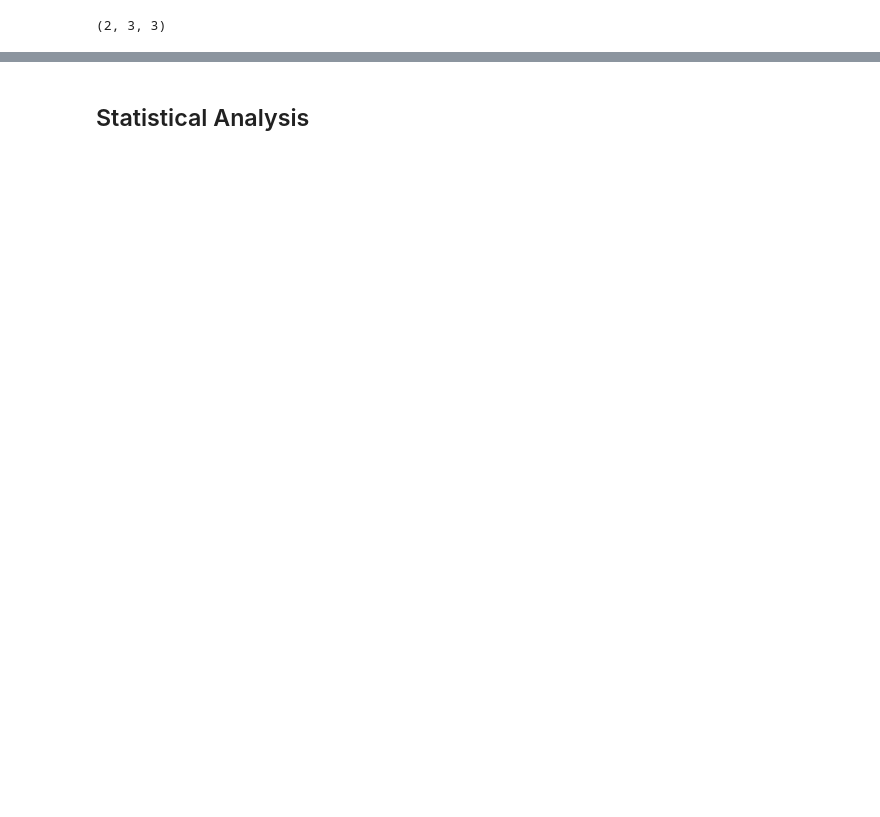
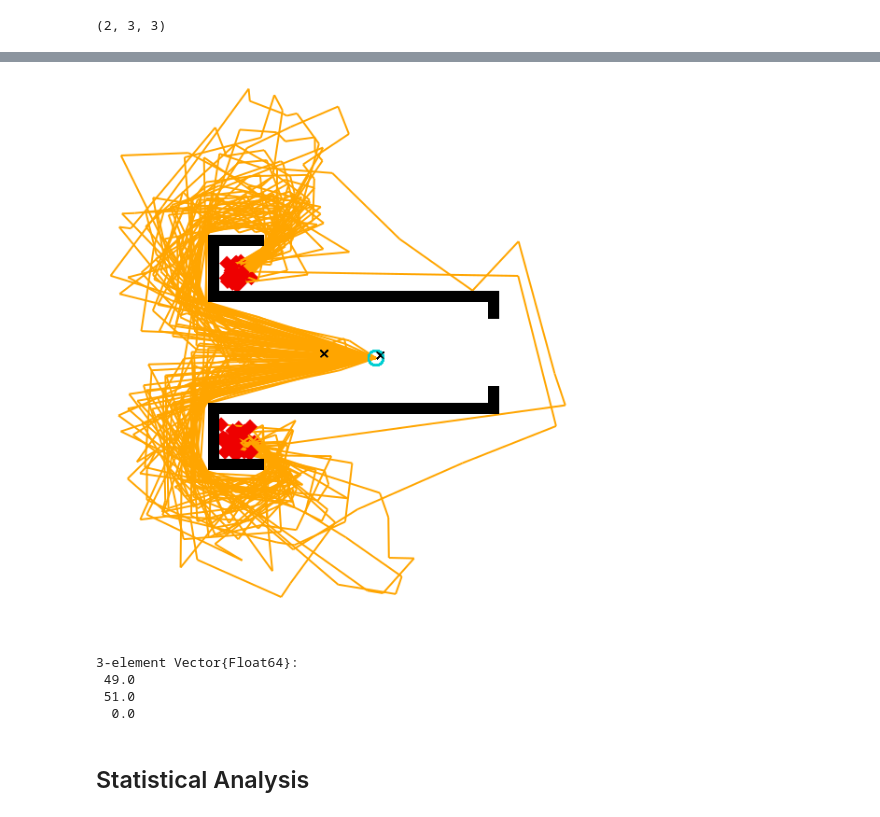
Before and after one commit to Entze/problang_rethink, a Jupyter notebook: src/Restaurant Agent.ipynb, the cells around one changed output, grey strips where cells are left out. Saved outputs shown, nothing was run; the diff lists cells and outputs as text; code cells hidden in the pictures; blank space fills up the shorter version.

```diff
--- a/src/Restaurant Agent.ipynb
+++ b/src/Restaurant Agent.ipynb
@@ -631,3 +651,15 @@ visualize_inference(
+# %%
+visualize_inference(
+    restaurant_measurements, scene, start, computation_amt=50, samples=100, draw_path=true, num_ticks=2, statistics=true, restaurant_visits=restaurant_visits, model=restaurant_model)
+# %% [output]
+[figure, added]
+# %%
+restaurant_visits
+# %% [output]
+3-element Vector{Float64}:
+ 49.0
+ 51.0
+  0.0
 # %% [markdown]
 ## Statistical Analysis
 # %%
```
Also changed, not shown: parts of 83 cells of this notebook.
